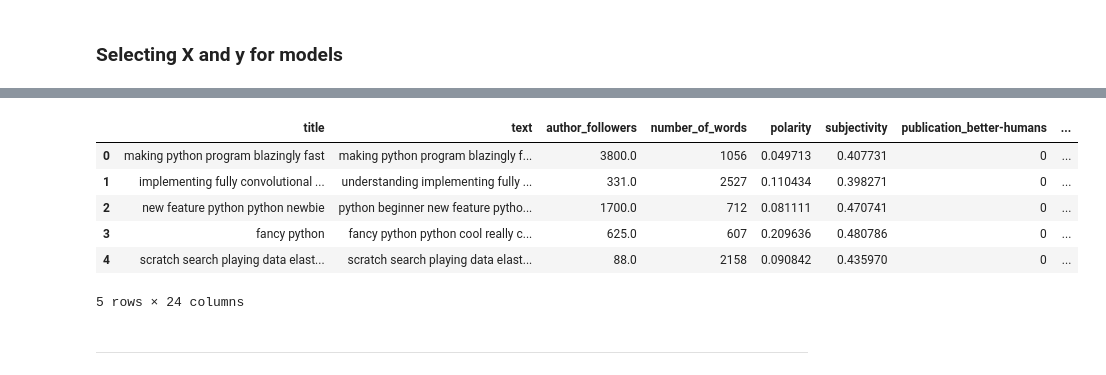
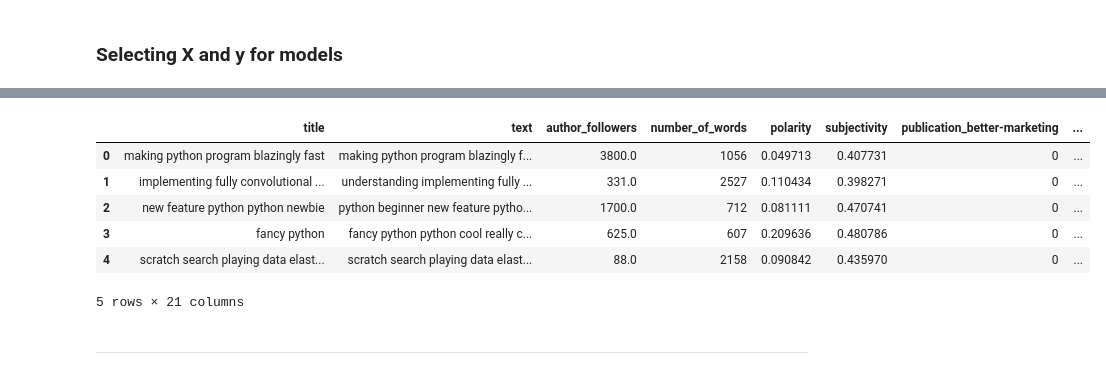
Before and after one commit to Arik-LT/Medium_Article_Analysis_and_Sucess_Predictor, a Jupyter notebook: Modelling Global.ipynb, the cells around one changed output, grey strips where cells are left out. Cells and saved outputs as stored; diff of their text form; code cells hidden in the pictures.

```diff
--- a/Modelling Global.ipynb
+++ b/Modelling Global.ipynb
@@ -37,6 +35,7 @@ import statsmodels.api as sm
 df = pd.read_csv('df_final_no_numbers.csv')
 df.subtitle = df.subtitle.apply(lambda x: 0 if x == '-' else 1)
 df.subtitle = df.subtitle.apply(str)
+df.day_of_the_week = df.day_of_the_week.apply(str)
 df = df[(df['publication'] != 'personal-growth') & (df['publication'] != 'uxplanet')]
 df.reset_index(drop=True, inplace=True)
 # %%
@@ -88,16 +125,16 @@ y = df.claps_binary
 # %%
 X_ = df[['title', 'text','subtitle', 'author_followers', 'publication', 'number_of_words', 'day_of_the_week', 'polarity', 'subjectivity']]
-X_ = pd.get_dummies(X_, columns=['publication', 'day_of_the_week', 'subtitle'])
+X_ = pd.get_dummies(X_, columns=['publication', 'day_of_the_week', 'subtitle'], drop_first=True)
 
 X_.head()
 # %% [output]
-|  | title | text | author_followers | number_of_words | polarity | subjectivity | publication_better-humans | ... |
+|  | title | text | author_followers | number_of_words | polarity | subjectivity | publication_better-marketing | ... |
 | 0 | making python program blazingly fast | making python program blazingly f... | 3800.0 | 1056 | 0.049713 | 0.407731 | 0 | ... |
 | 1 | implementing fully convolutional ... | understanding implementing fully ... | 331.0 | 2527 | 0.110434 | 0.398271 | 0 | ... |
 | 2 | new feature python python newbie | python beginner new feature pytho... | 1700.0 | 712 | 0.081111 | 0.470741 | 0 | ... |
 | 3 | fancy python | fancy python python cool really c... | 625.0 | 607 | 0.209636 | 0.480786 | 0 | ... |
 | 4 | scratch search playing data elast... | scratch search playing data elast... | 88.0 | 2158 | 0.090842 | 0.435970 | 0 | ... |
-5 rows × 24 columns
+5 rows × 21 columns
 # %% [markdown]
 ------
 # %% [markdown]
```
Also changed, not shown: parts of 94 cells of this notebook, 4 other files.
